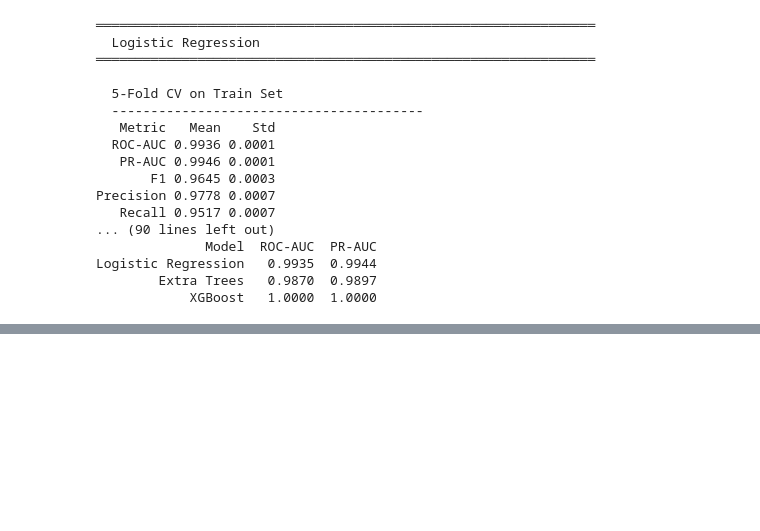
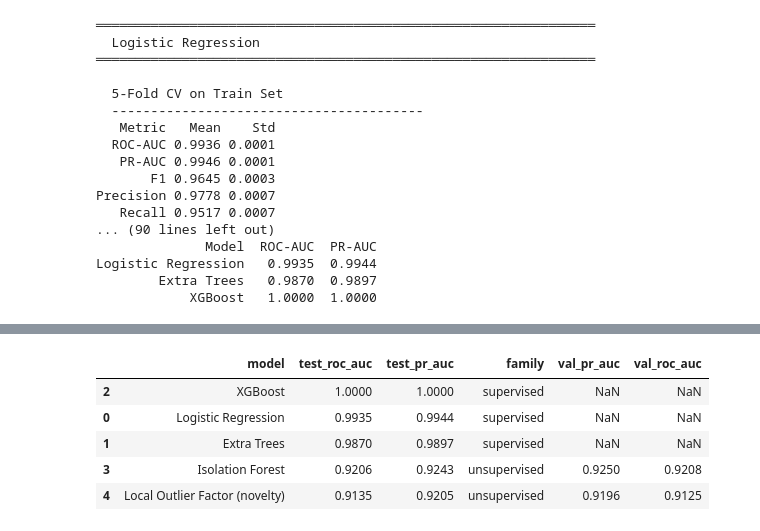
Before and after one commit to jocelynnn21/credit-fraud-detector, a Jupyter notebook: EE467_final_project_v2.ipynb, the cells around one changed output, grey strips where cells are left out. Saved outputs shown, nothing was run; the diff lists cells and outputs as text; code cells hidden in the pictures; blank space fills up the shorter version.

```diff
--- a/EE467_final_project_v2.ipynb
+++ b/EE467_final_project_v2.ipynb
@@ -397,0 +731,17 @@ weighted avg     0.9856    0.9852    0.9852    113726
+# %%
+final_results = pd.concat(
+    [
+        supervised_df.assign(family="supervised"),
+        unsupervised_df.assign(family="unsupervised")
+    ],
+    ignore_index=True
+).sort_values(["test_pr_auc", "test_roc_auc"], ascending=False)
+
+display(final_results.round(4))
+# %% [output]
+|  | model | test_roc_auc | test_pr_auc | family | val_pr_auc | val_roc_auc |
+| 2 | XGBoost | 1.0000 | 1.0000 | supervised | NaN | NaN |
+| 0 | Logistic Regression | 0.9935 | 0.9944 | supervised | NaN | NaN |
+| 1 | Extra Trees | 0.9870 | 0.9897 | supervised | NaN | NaN |
+| 3 | Isolation Forest | 0.9206 | 0.9243 | unsupervised | 0.9250 | 0.9208 |
+| 4 | Local Outlier Factor (novelty) | 0.9135 | 0.9205 | unsupervised | 0.9196 | 0.9125 |
```
Also changed, not shown: parts of 14 cells of this notebook.
